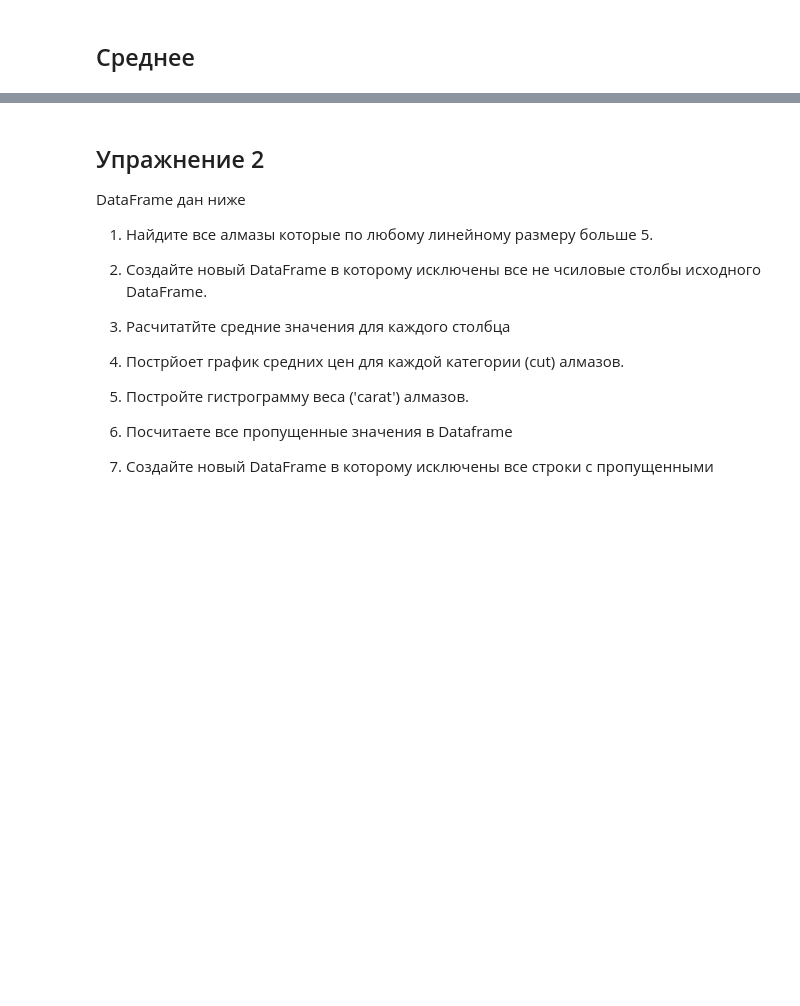
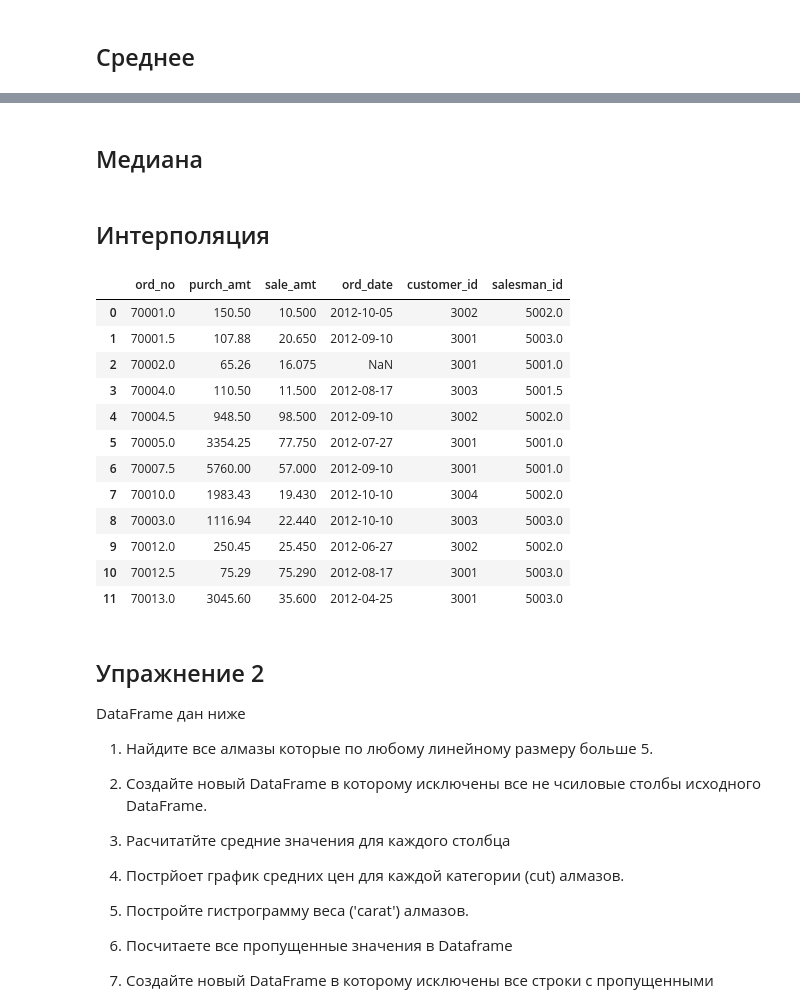
Before and after one commit to OhNoMyRook/python_22, a Jupyter notebook: Classwork-07/lpr2022_lab7.ipynb, the cells around one changed output, grey strips where cells are left out. Saved outputs shown, nothing was run; the diff lists cells and outputs as text; code cells hidden in the pictures; blank space fills up the shorter version.

```diff
--- a/Classwork-07/lpr2022_lab7.ipynb
+++ b/Classwork-07/lpr2022_lab7.ipynb
@@ -87,3 +65,36 @@ df
+# %% [markdown]
+## Медиана
+# %%
+for i in [1, 4, 6, 10]:
+    df.loc[i, "ord_no"] = df["ord_no"].median()
+for i in [1, 5, 8]:
+    df.loc[i, "purch_amt"] = df["purch_amt"].median()
+for i in [2, 5, 8]:
+    df.loc[i, "sale_amt"] = df["sale_amt"].median()
+for i in [3, 7, 11]:
+    df.loc[i, "salesman_id"] = df["salesman_id"].median()
+df
+# %% [markdown]
+## Интерполяция
+# %%
+for column in df.columns:
+    if column != 'ord_date':
+        df[column] = df[column].interpolate()
+df
+# %% [output]
+|  | ord_no | purch_amt | sale_amt | ord_date | customer_id | salesman_id |
+| 0 | 70001.0 | 150.50 | 10.500 | 2012-10-05 | 3002 | 5002.0 |
+| 1 | 70001.5 | 107.88 | 20.650 | 2012-09-10 | 3001 | 5003.0 |
+| 2 | 70002.0 | 65.26 | 16.075 | NaN | 3001 | 5001.0 |
+| 3 | 70004.0 | 110.50 | 11.500 | 2012-08-17 | 3003 | 5001.5 |
+| 4 | 70004.5 | 948.50 | 98.500 | 2012-09-10 | 3002 | 5002.0 |
+| 5 | 70005.0 | 3354.25 | 77.750 | 2012-07-27 | 3001 | 5001.0 |
+| 6 | 70007.5 | 5760.00 | 57.000 | 2012-09-10 | 3001 | 5001.0 |
+| 7 | 70010.0 | 1983.43 | 19.430 | 2012-10-10 | 3004 | 5002.0 |
+| 8 | 70003.0 | 1116.94 | 22.440 | 2012-10-10 | 3003 | 5003.0 |
+| 9 | 70012.0 | 250.45 | 25.450 | 2012-06-27 | 3002 | 5002.0 |
+| 10 | 70012.5 | 75.29 | 75.290 | 2012-08-17 | 3001 | 5003.0 |
+| 11 | 70013.0 | 3045.60 | 35.600 | 2012-04-25 | 3001 | 5003.0 |
 # %% [markdown]
 ## Упражнение 2
 
```
Also changed, not shown: parts of 14 cells of this notebook.
